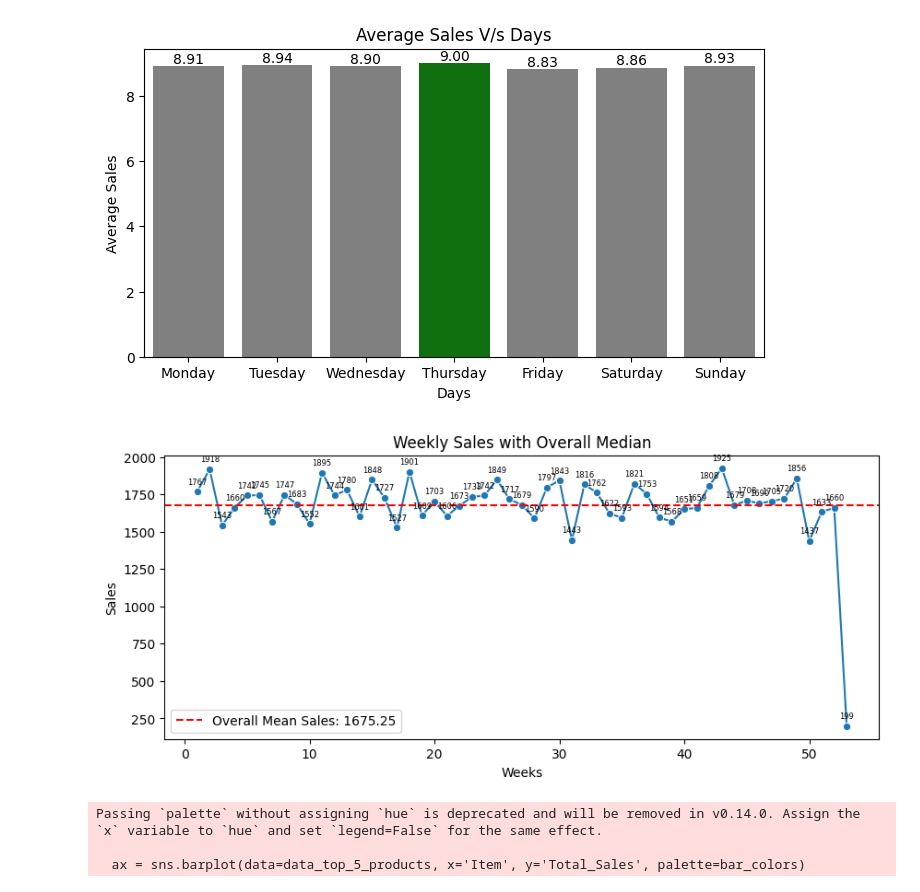
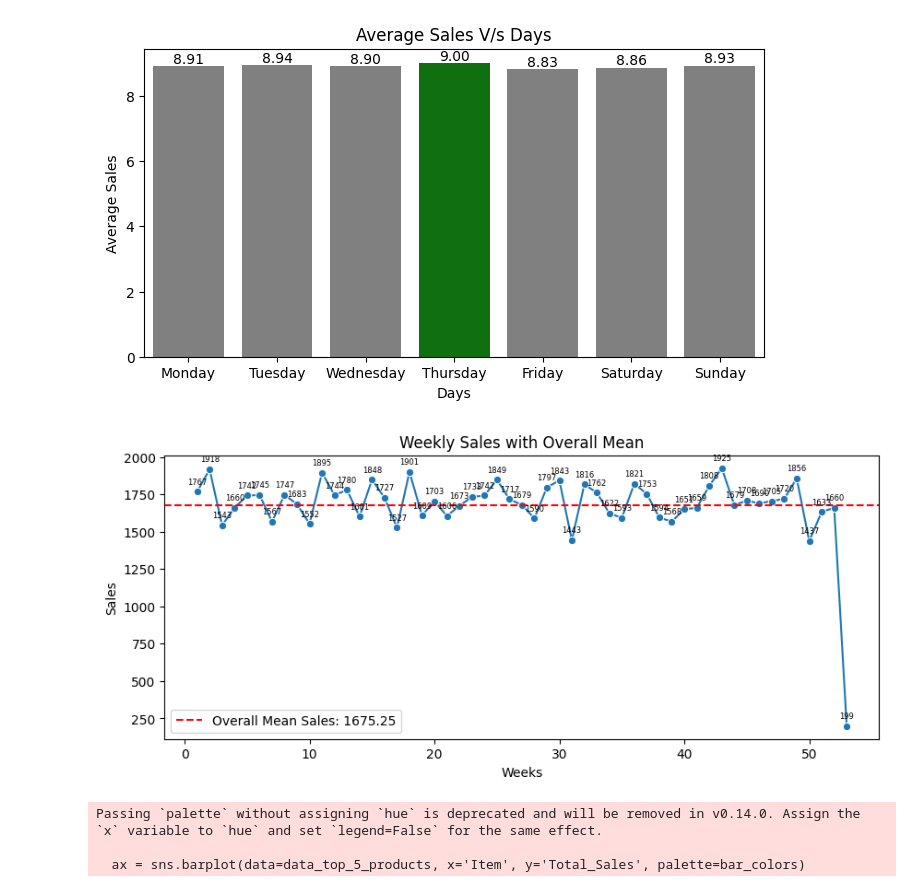
Before and after one commit to Abhibhav2003/SalesAnalysis, a Jupyter notebook: Analysis.ipynb, the cells around one changed output. Drawn from its saved outputs; the diff is of its cells as text; code cells hidden in the pictures.

```diff
--- a/Analysis.ipynb
+++ b/Analysis.ipynb
@@ -185,20 +185,20 @@ data_sales_week = run_query('''
 # %%
 plt.figure(figsize=(10,4))
 avg_mean_sales_week = data_sales_week['Total_Sales'].mean()
 ax = sns.lineplot(data=data_sales_week, x='WEEKS', y='Total_Sales', marker='o')
 
 for x, y in zip(data_sales_week['WEEKS'], data_sales_week['Total_Sales']):
     ax.text(x, y + 50, f'{y:.0f}', ha='center', fontsize=6)
 
 plt.axhline(avg_mean_sales_week, color='red', linestyle='--',
             label=f"Overall Mean Sales: {avg_mean_sales_week:.2f}")
 plt.xlabel('Weeks')
 plt.ylabel('Sales')
-plt.title('Weekly Sales with Overall Median')
+plt.title('Weekly Sales with Overall Mean')
 plt.legend()
 plt.show()
 # %% [output]
-[figure, old version]
+[figure, new version]
 # %%
 # Top 5 Selling Products
 data_top_5_products = run_query('''
```
Also changed, not shown: parts of 2 cells of this notebook.
